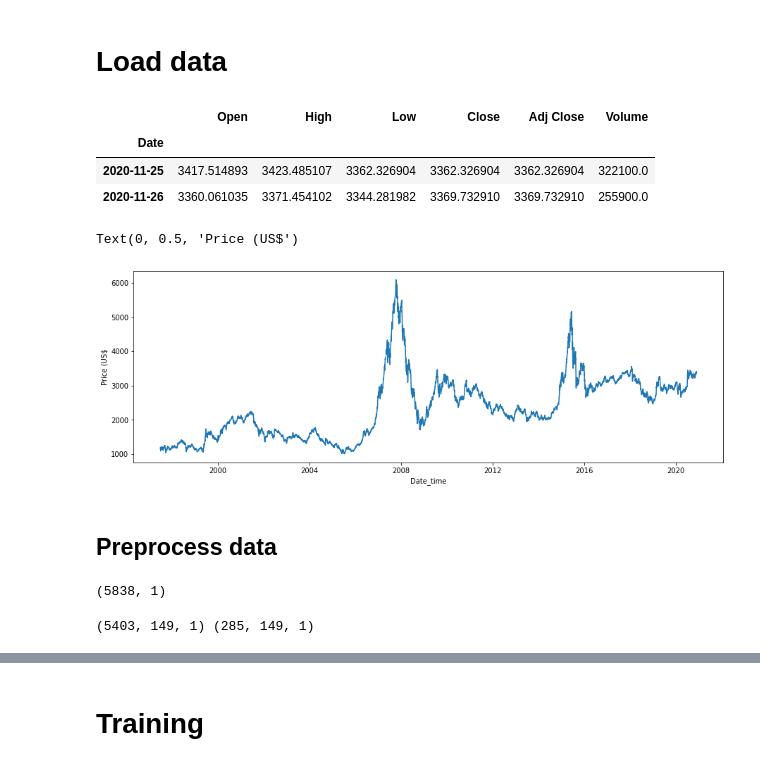
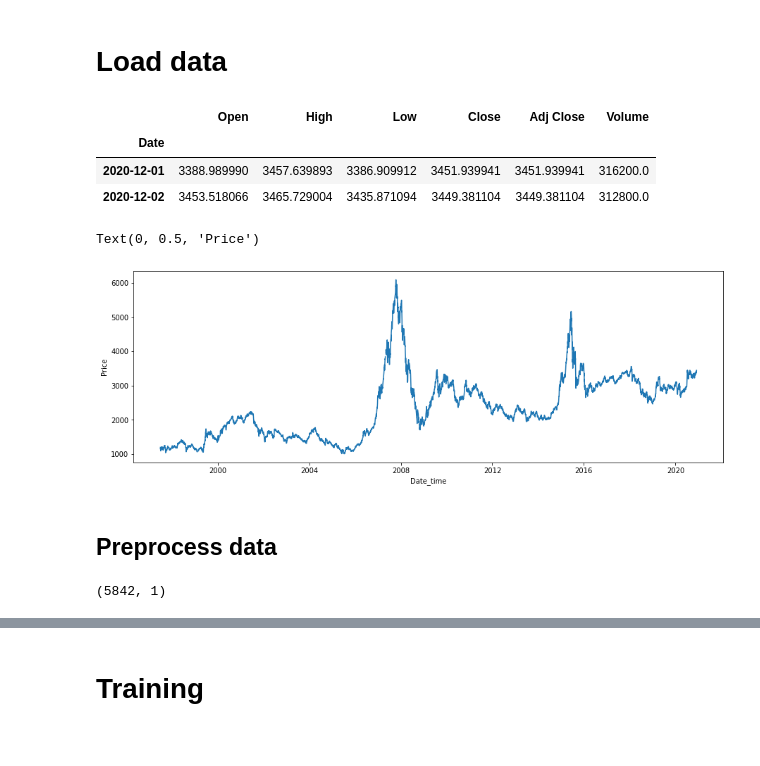
Before and after one commit to sirily11/classes-notes, a Jupyter notebook: notebooks/MSBD5001/project/LSTM.ipynb, the cells around one changed output, grey strips where cells are left out. Drawn from its saved outputs; the diff is of its cells as text; code cells hidden in the pictures.

```diff
--- a/notebooks/MSBD5001/project/LSTM.ipynb
+++ b/notebooks/MSBD5001/project/LSTM.ipynb
@@ -55,5 +67,8 @@ ipdata = f.json()
+# %%
+url = "https://query1.finance.yahoo.com/v7/finance/download/000001.SS?period1=867801600&period2=1606953600&interval=1d&events=history&includeAdjustedClose=true"
+# url = 'https://query1.finance.yahoo.com/v7/finance/download/688981.SS?period1=1594857600&period2=1607040000&interval=1d&events=history&includeAdjustedClose=true'
 # %%
-btc = pd.read_csv('000001.SS.csv')
+btc = pd.read_csv(url)
 btc['Date'] = pd.to_datetime(btc['Date'])
 btc.set_index('Date', inplace=True)
 # %%
@@ -61,16 +76,16 @@ btc.tail(2)
 # %% [output]
 |  | Open | High | Low | Close | Adj Close | Volume |
 | Date |  |  |  |  |  |  |
-| 2020-11-25 | 3417.514893 | 3423.485107 | 3362.326904 | 3362.326904 | 3362.326904 | 322100.0 |
-| 2020-11-26 | 3360.061035 | 3371.454102 | 3344.281982 | 3369.732910 | 3369.732910 | 255900.0 |
+| 2020-12-01 | 3388.989990 | 3457.639893 | 3386.909912 | 3451.939941 | 3451.939941 | 316200.0 |
+| 2020-12-02 | 3453.518066 | 3465.729004 | 3435.871094 | 3449.381104 | 3449.381104 | 312800.0 |
 # %%
 plt.figure(figsize=(15, 5))
 plt.plot(btc.Close)
 plt.xlabel ('Date_time')
-plt.ylabel ('Price (US$')
+plt.ylabel ('Price')
 # %% [output]
-Text(0, 0.5, 'Price (US$')
+Text(0, 0.5, 'Price')
-[figure, old version]
+[figure, new version]
 # %% [markdown]
 ## Preprocess data
 # %%
@@ -87,28 +102,4 @@ scaled_close = scaled_close.reshape(-1, 1)
 
 print(scaled_close.shape)
 # %% [output]
-(5838, 1)
+(5842, 1)
-# %%
-SEQ_LEN = 150
-# creating a sequence of 100 hours at position 0.
-def to_sequences(data, seq_len):
-    d = []
-    for index in range(len(data) - seq_len):
-       d.append(data[index: index + seq_len])
-    return np.array(d)
-def preprocess(data_raw, seq_len, train_split):
-    data = to_sequences(data_raw, seq_len)
-    num_train = int(train_split * data.shape[0])
-    X_train = data[:num_train, :-1, :]
-    y_train = data[:num_train, -1, :]
-    X_test = data[num_train:, :-1, :]
-    y_test = data[num_train:, -1, :]
-    return X_train, y_train, X_test, y_test
-"""Walk forward validation:
-Initial SEQ_LEN is defined above, so, walk forward will be shifting one position to the right and create another sequence.
-The process is repeated until all possible positions are used."""
-X_train, y_train, X_test, y_test = preprocess(scaled_close, SEQ_LEN, train_split = 0.95)
-"""Our model will use 1805 sequences representing 99 hours of Bitcoin price changes each for training. We shall be predicting the price for 96 hours in the future"""
-print(X_train.shape, X_test.shape)
-# %% [output]
-(5403, 149, 1) (285, 149, 1)
```
Also changed, not shown: parts of 38 cells of this notebook, 3 other files.
